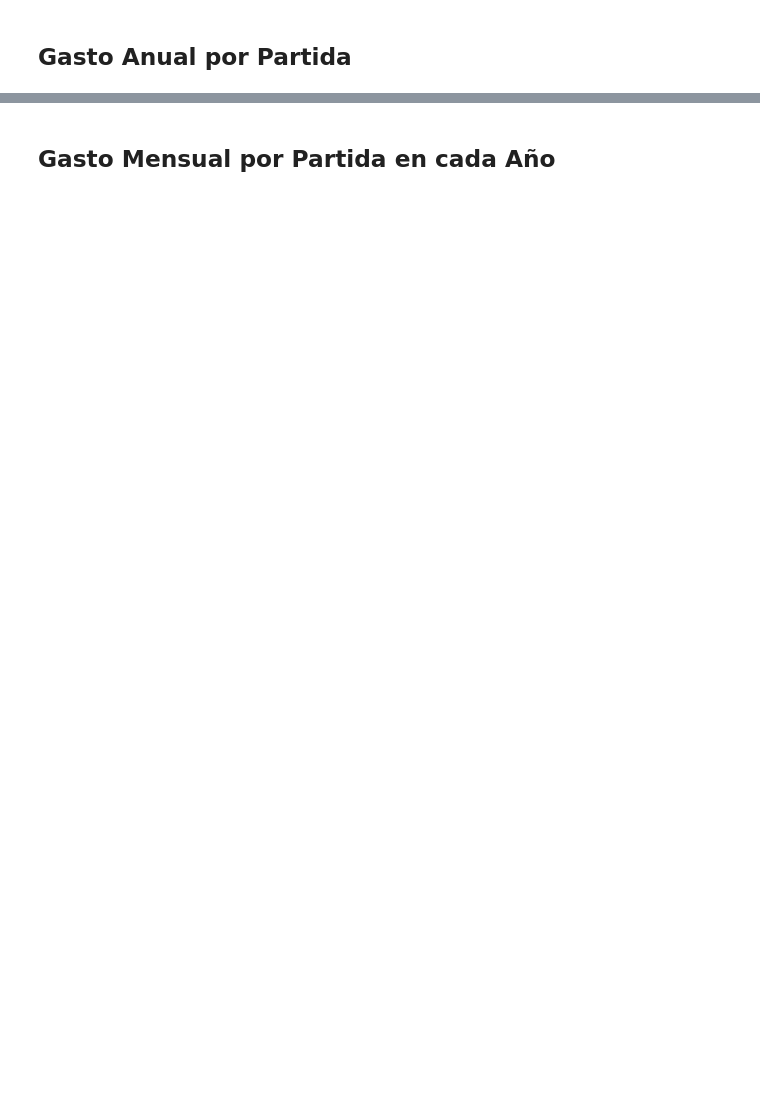
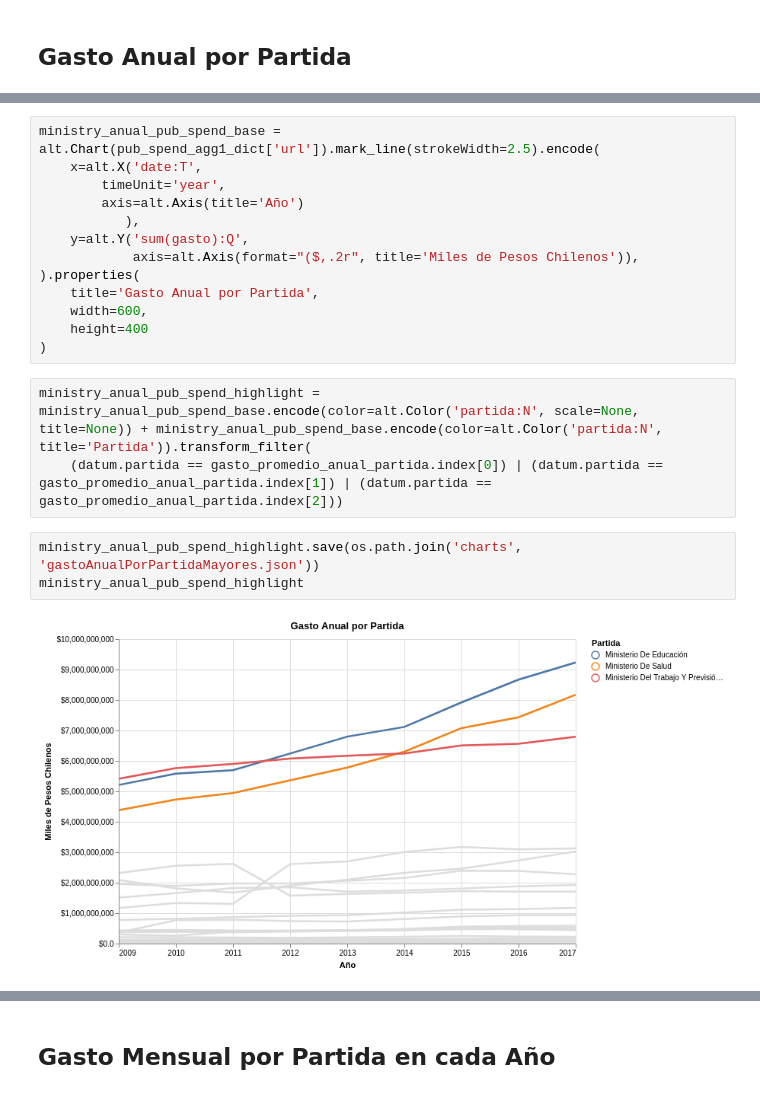
Before and after one commit to aoguedao/Dathaton-Gasto-Fiscal-Viz, a Jupyter notebook: GastoNetoMensualizado.ipynb, the cells around one changed output, grey strips where cells are left out. Drawn from its saved outputs; the diff is of its cells as text; blank space fills up the shorter version.

```diff
--- a/GastoNetoMensualizado.ipynb
+++ b/GastoNetoMensualizado.ipynb
@@ -201,0 +262,21 @@ pub_spend_chart.encode(
+# %%
+ministry_anual_pub_spend_base = alt.Chart(pub_spend_agg1_dict['url']).mark_line(strokeWidth=2.5).encode(
+    x=alt.X('date:T',
+        timeUnit='year',
+        axis=alt.Axis(title='Año')
+           ),
+    y=alt.Y('sum(gasto):Q',
+            axis=alt.Axis(format="($,.2r", title='Miles de Pesos Chilenos')),
+).properties(
+    title='Gasto Anual por Partida',
+    width=600,
+    height=400
+)
+# %%
+ministry_anual_pub_spend_highlight = ministry_anual_pub_spend_base.encode(color=alt.Color('partida:N', scale=None, title=None)) + ministry_anual_pub_spend_base.encode(color=alt.Color('partida:N', title='Partida')).transform_filter(
+    (datum.partida == gasto_promedio_anual_partida.index[0]) | (datum.partida == gasto_promedio_anual_partida.index[1]) | (datum.partida == gasto_promedio_anual_partida.index[2]))
+# %%
+ministry_anual_pub_spend_highlight.save(os.path.join('charts', 'gastoAnualPorPartidaMayores.json'))
+ministry_anual_pub_spend_highlight
+# %% [output]
+[figure, added]
```
Also changed, not shown: parts of 34 cells of this notebook, 1 other file.
